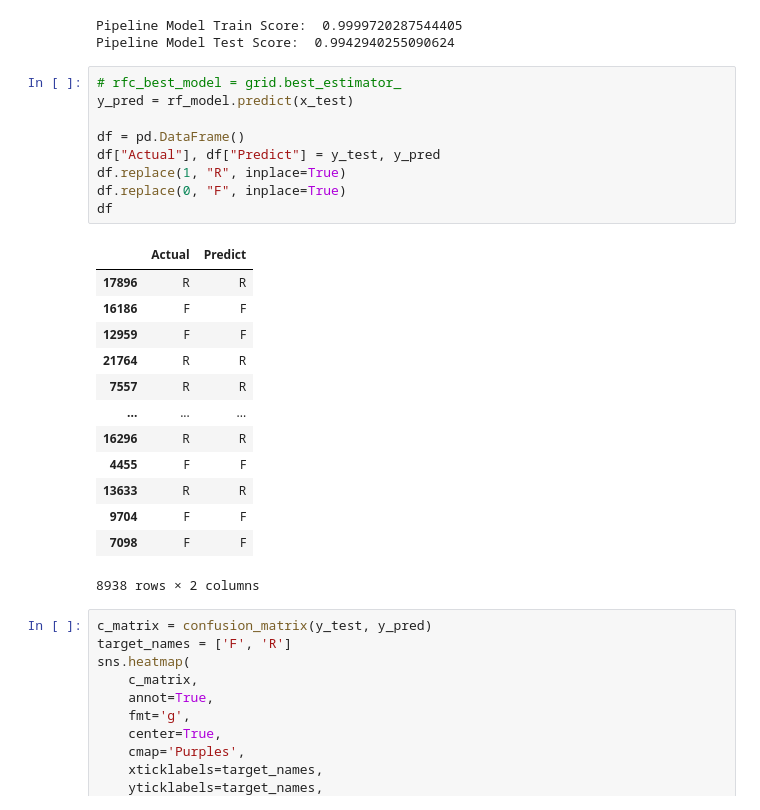
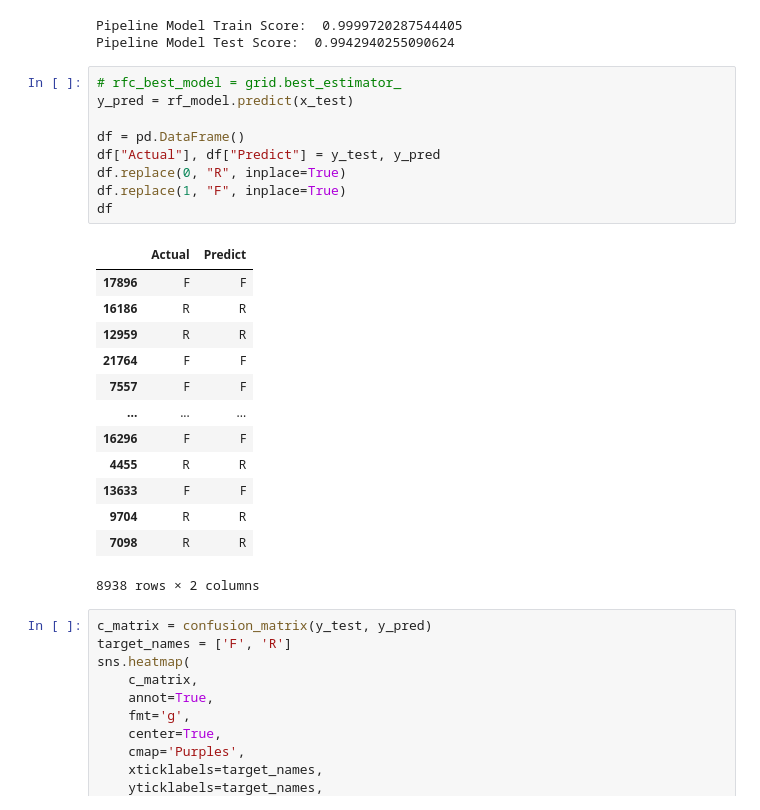
Before and after one commit to xRomory/CCMACLRL_COM231ML_PROJECT, a Jupyter notebook: fake_news/fake_news_detection.ipynb, the cells around one changed output. Cells and saved outputs as stored; diff of their text form.

```diff
--- a/fake_news/fake_news_detection.ipynb
+++ b/fake_news/fake_news_detection.ipynb
@@ -676,25 +676,25 @@ Pipeline Model Test Score:  0.9942940255090624
 # %%
 # rfc_best_model = grid.best_estimator_
 y_pred = rf_model.predict(x_test)
 
 df = pd.DataFrame()
 df["Actual"], df["Predict"] = y_test, y_pred
-df.replace(1, "R", inplace=True)
-df.replace(0, "F", inplace=True)
+df.replace(0, "R", inplace=True)
+df.replace(1, "F", inplace=True)
 df
 # %% [output]
 |  | Actual | Predict |
-| 17896 | R | R |
-| 16186 | F | F |
-| 12959 | F | F |
-| 21764 | R | R |
-| 7557 | R | R |
+| 17896 | F | F |
+| 16186 | R | R |
+| 12959 | R | R |
+| 21764 | F | F |
+| 7557 | F | F |
 | ... | ... | ... |
-| 16296 | R | R |
-| 4455 | F | F |
-| 13633 | R | R |
-| 9704 | F | F |
-| 7098 | F | F |
+| 16296 | F | F |
+| 4455 | R | R |
+| 13633 | F | F |
+| 9704 | R | R |
+| 7098 | R | R |
 8938 rows × 2 columns
 # %%
 c_matrix = confusion_matrix(y_test, y_pred)
```
Also changed, not shown: parts of 5 cells of this notebook.
